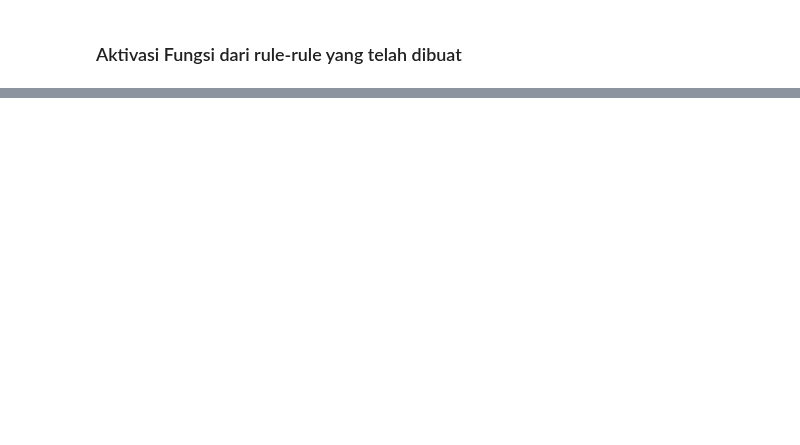
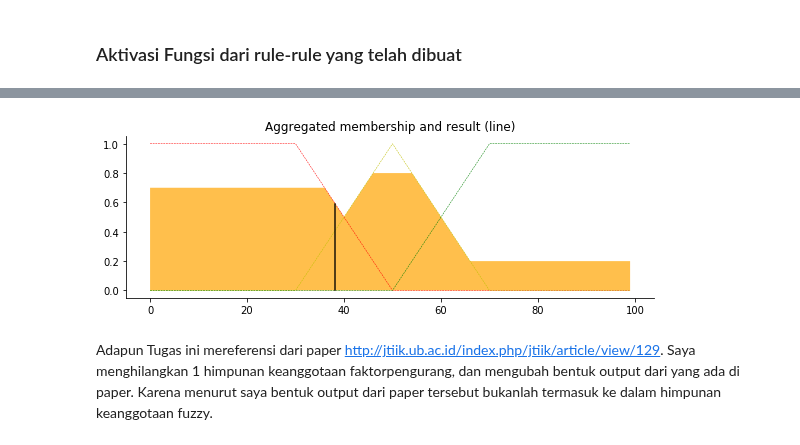
Before and after one commit to orisam68/sharing_tugas_fuzzy2019, a Jupyter notebook: 09011281722052_Ahmad Fansyuri_SK5B.ipynb, the cells around one changed output, grey strips where cells are left out. Saved outputs shown, nothing was run; the diff lists cells and outputs as text; code cells hidden in the pictures; blank space fills up the shorter version.

```diff
--- a/09011281722052_Ahmad Fansyuri_SK5B.ipynb
+++ b/09011281722052_Ahmad Fansyuri_SK5B.ipynb
@@ -336,0 +393,36 @@ plt.tight_layout()
+# %%
+# Aggregate all output membership functions together
+aggregated = np.fmax(act_hasil_baik,
+             np.fmax(act_hasil_cukup,
+             np.fmax(act_hasil_buruk,
+             np.fmax(act_hasil_cukup2, act_hasil_buruk2,
+             np.fmax(act_hasil_cukup3, act_hasil_buruk3,
+             np.fmax(act_hasil_buruk4, act_hasil_buruk5))))))
+# %%
+# Calculate defuzzified result
+tip = fuzz.defuzz(x_hasilpenilaian, aggregated, 'centroid')
+tip_activation = fuzz.interp_membership(x_hasilpenilaian, aggregated, tip)  # for plot
+
+# Visualize this
+fig, ax0 = plt.subplots(figsize=(8, 3))
+
+ax0.plot(x_hasilpenilaian, hasil_buruk, 'r', linewidth=0.5, linestyle='--')
+ax0.plot(x_hasilpenilaian, hasil_cukup, 'y', linewidth=0.5, linestyle='--')
+ax0.plot(x_hasilpenilaian, hasil_baik, 'g', linewidth=0.5, linestyle='--')
+
+ax0.fill_between(x_hasilpenilaian, tip0, aggregated, facecolor='Orange', alpha=0.7)
+ax0.plot([tip, tip], [0, tip_activation], 'k', linewidth=1.5, alpha=0.9)
+ax0.set_title('Aggregated membership and result (line)')
+
+# Turn off top/right axes
+for ax in (ax0,):
+    ax.spines['top'].set_visible(False)
+    ax.spines['right'].set_visible(False)
+    ax.get_xaxis().tick_bottom()
+    ax.get_yaxis().tick_left()
+
+plt.tight_layout()
+# %% [output]
+[figure, added]
+# %% [markdown]
+Adapun Tugas ini mereferensi dari paper http://jtiik.ub.ac.id/index.php/jtiik/article/view/129. Saya menghilangkan 1 himpunan keanggotaan faktorpengurang, dan mengubah bentuk output dari yang ada di paper. Karena menurut saya bentuk output dari paper tersebut bukanlah termasuk ke dalam himpunan keanggotaan fuzzy.
```
Also changed, not shown: parts of 14 cells of this notebook.
